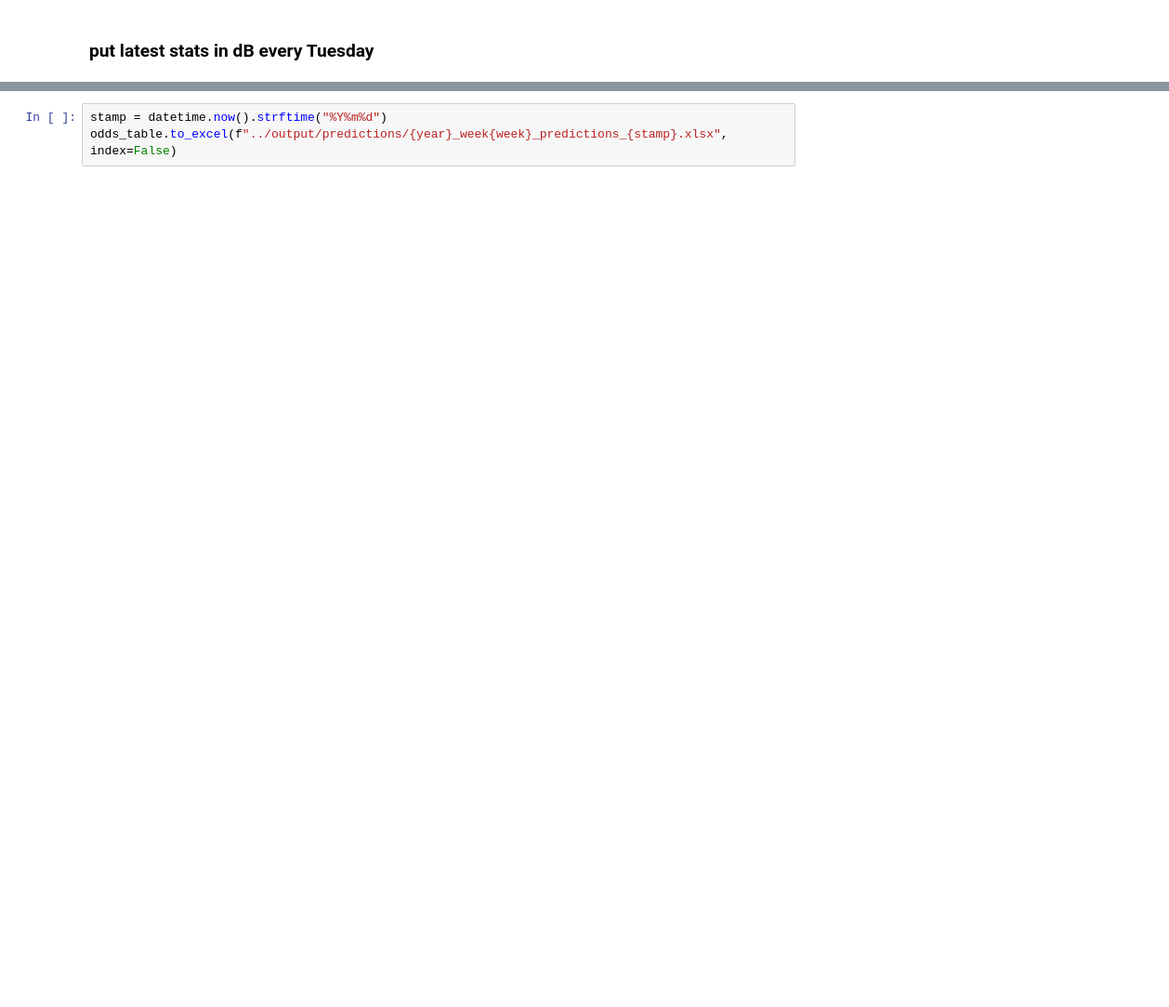
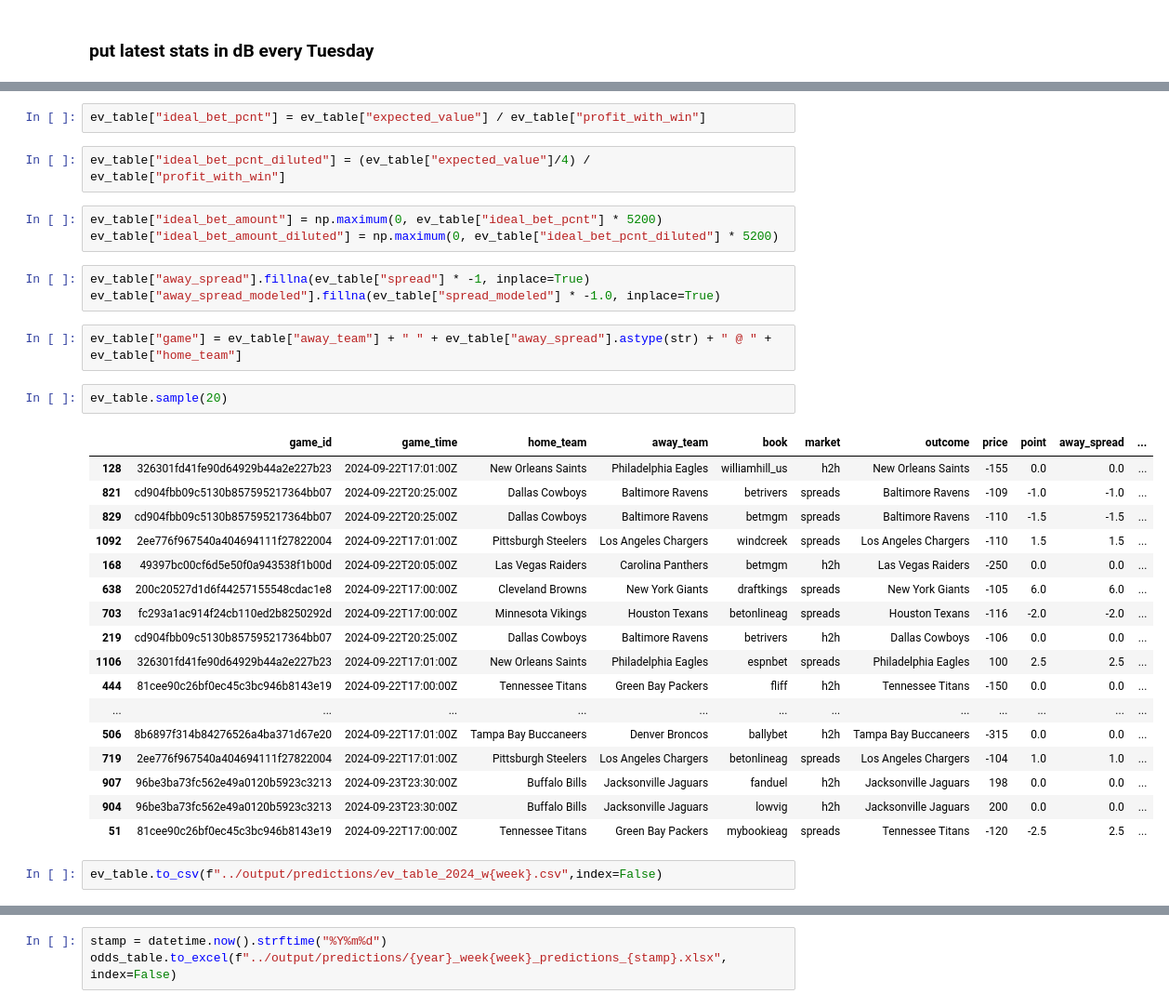
Before and after one commit to dan8239/nfl-data-engineering, a Jupyter notebook: src/inference/inference_notebook.ipynb, the cells around one changed output, grey strips where cells are left out. Shown at 93% size. Drawn from its saved outputs; the diff is of its cells as text; blank space fills up the shorter version.

```diff
--- a/src/inference/inference_notebook.ipynb
+++ b/src/inference/inference_notebook.ipynb
@@ -120,0 +207,34 @@ odds_table
+# %%
+ev_table["ideal_bet_pcnt"] = ev_table["expected_value"] / ev_table["profit_with_win"]
+# %%
+ev_table["ideal_bet_pcnt_diluted"] = (ev_table["expected_value"]/4) / ev_table["profit_with_win"]
+# %%
+ev_table["ideal_bet_amount"] = np.maximum(0, ev_table["ideal_bet_pcnt"] * 5200)
+ev_table["ideal_bet_amount_diluted"] = np.maximum(0, ev_table["ideal_bet_pcnt_diluted"] * 5200)
+# %%
+ev_table["away_spread"].fillna(ev_table["spread"] * -1, inplace=True)
+ev_table["away_spread_modeled"].fillna(ev_table["spread_modeled"] * -1.0, inplace=True)
+# %%
+ev_table["game"] = ev_table["away_team"] + " " + ev_table["away_spread"].astype(str) + " @ " + ev_table["home_team"]
+# %%
+ev_table.sample(20)
+# %% [output]
+|  | game_id | game_time | home_team | away_team | book | market | outcome | price | point | away_spread | ... |
+| 128 | 326301fd41fe90d64929b44a2e227b23 | 2024-09-22T17:01:00Z | New Orleans Saints | Philadelphia Eagles | williamhill_us | h2h | New Orleans Saints | -155 | 0.0 | 0.0 | ... |
+| 821 | cd904fbb09c5130b857595217364bb07 | 2024-09-22T20:25:00Z | Dallas Cowboys | Baltimore Ravens | betrivers | spreads | Baltimore Ravens | -109 | -1.0 | -1.0 | ... |
+| 829 | cd904fbb09c5130b857595217364bb07 | 2024-09-22T20:25:00Z | Dallas Cowboys | Baltimore Ravens | betmgm | spreads | Baltimore Ravens | -110 | -1.5 | -1.5 | ... |
+| 1092 | 2ee776f967540a404694111f27822004 | 2024-09-22T17:01:00Z | Pittsburgh Steelers | Los Angeles Chargers | windcreek | spreads | Los Angeles Chargers | -110 | 1.5 | 1.5 | ... |
+| 168 | 49397bc00cf6d5e50f0a943538f1b00d | 2024-09-22T20:05:00Z | Las Vegas Raiders | Carolina Panthers | betmgm | h2h | Las Vegas Raiders | -250 | 0.0 | 0.0 | ... |
+| 638 | 200c20527d1d6f44257155548cdac1e8 | 2024-09-22T17:00:00Z | Cleveland Browns | New York Giants | draftkings | spreads | New York Giants | -105 | 6.0 | 6.0 | ... |
+| 703 | fc293a1ac914f24cb110ed2b8250292d | 2024-09-22T17:00:00Z | Minnesota Vikings | Houston Texans | betonlineag | spreads | Houston Texans | -116 | -2.0 | -2.0 | ... |
+| 219 | cd904fbb09c5130b857595217364bb07 | 2024-09-22T20:25:00Z | Dallas Cowboys | Baltimore Ravens | betrivers | h2h | Dallas Cowboys | -106 | 0.0 | 0.0 | ... |
+| 1106 | 326301fd41fe90d64929b44a2e227b23 | 2024-09-22T17:01:00Z | New Orleans Saints | Philadelphia Eagles | espnbet | spreads | Philadelphia Eagles | 100 | 2.5 | 2.5 | ... |
+| 444 | 81cee90c26bf0ec45c3bc946b8143e19 | 2024-09-22T17:00:00Z | Tennessee Titans | Green Bay Packers | fliff | h2h | Tennessee Titans | -150 | 0.0 | 0.0 | ... |
+| ... | ... | ... | ... | ... | ... | ... | ... | ... | ... | ... | ... |
+| 506 | 8b6897f314b84276526a4ba371d67e20 | 2024-09-22T17:01:00Z | Tampa Bay Buccaneers | Denver Broncos | ballybet | h2h | Tampa Bay Buccaneers | -315 | 0.0 | 0.0 | ... |
+| 719 | 2ee776f967540a404694111f27822004 | 2024-09-22T17:01:00Z | Pittsburgh Steelers | Los Angeles Chargers | betonlineag | spreads | Los Angeles Chargers | -104 | 1.0 | 1.0 | ... |
+| 907 | 96be3ba73fc562e49a0120b5923c3213 | 2024-09-23T23:30:00Z | Buffalo Bills | Jacksonville Jaguars | fanduel | h2h | Jacksonville Jaguars | 198 | 0.0 | 0.0 | ... |
+| 904 | 96be3ba73fc562e49a0120b5923c3213 | 2024-09-23T23:30:00Z | Buffalo Bills | Jacksonville Jaguars | lowvig | h2h | Jacksonville Jaguars | 200 | 0.0 | 0.0 | ... |
+| 51 | 81cee90c26bf0ec45c3bc946b8143e19 | 2024-09-22T17:00:00Z | Tennessee Titans | Green Bay Packers | mybookieag | spreads | Tennessee Titans | -120 | -2.5 | 2.5 | ... |
+# %%
+ev_table.to_csv(f"../output/predictions/ev_table_2024_w{week}.csv",index=False)
```
Also changed, not shown: parts of 29 cells of this notebook, 17 other files.
